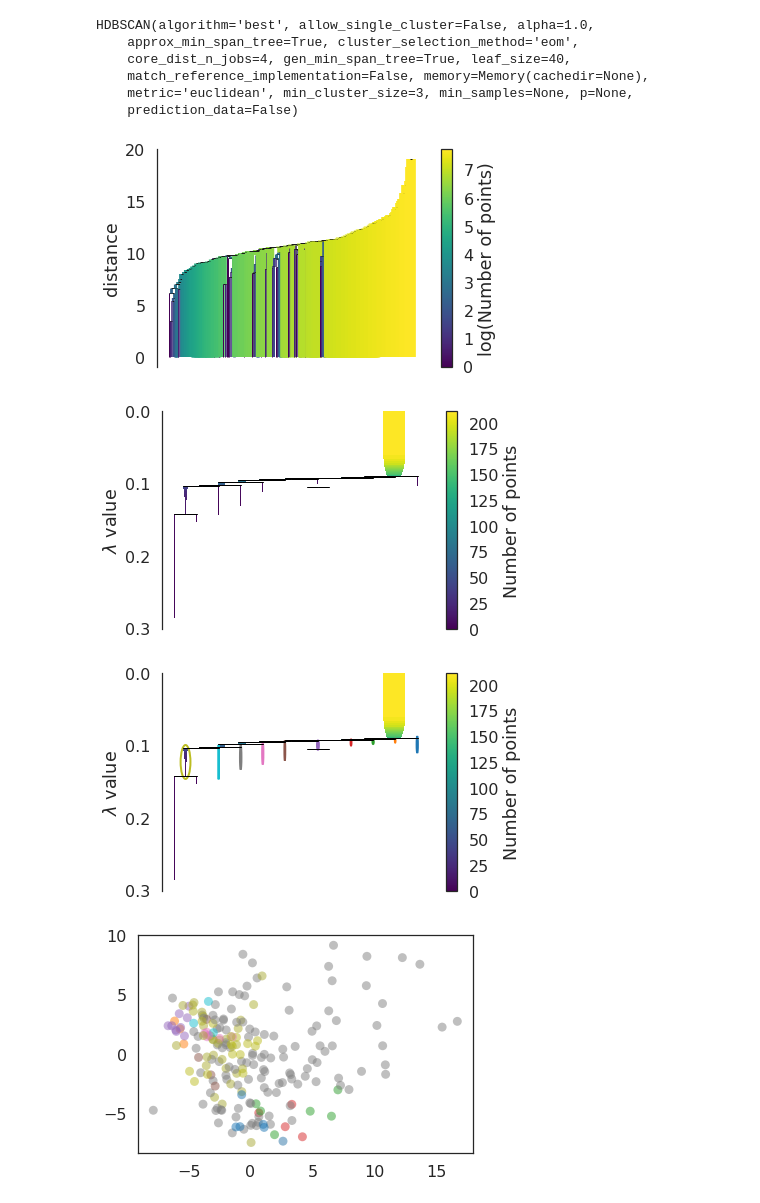
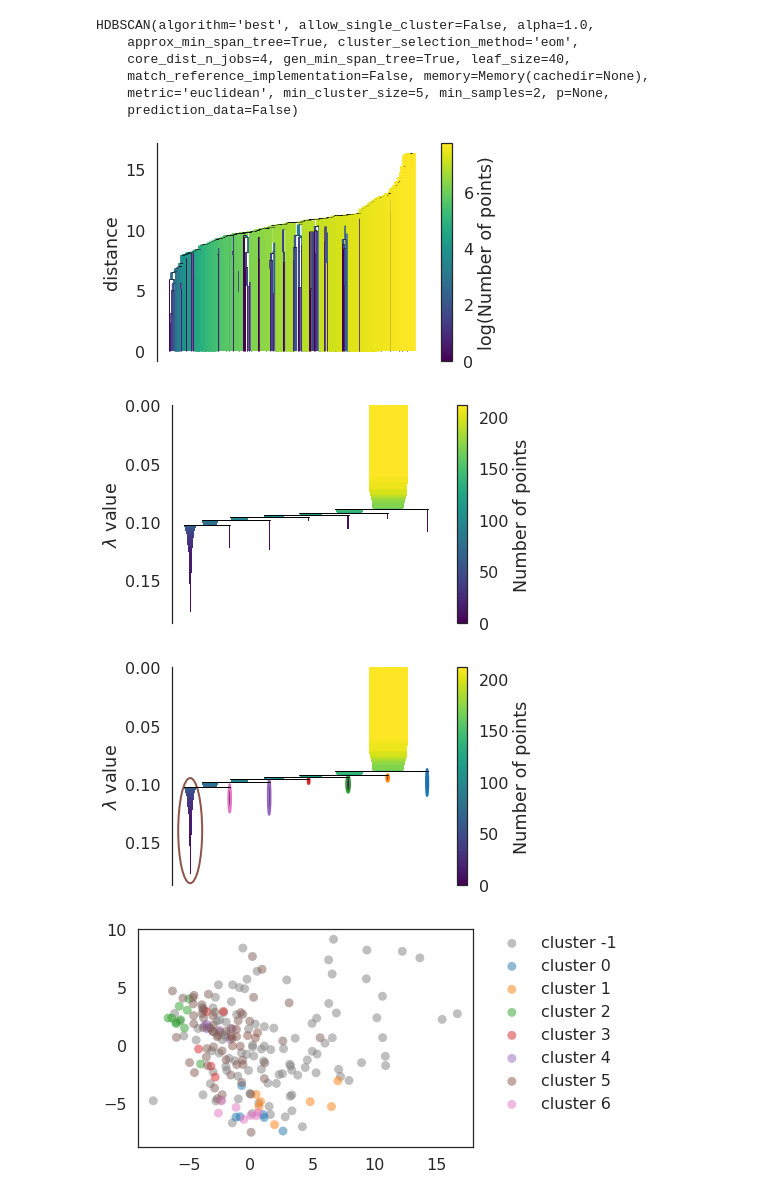
Before and after one commit to ScottishFold007/recsys_telenor, a Jupyter notebook: data_analysis/HDBSCAN.ipynb, the cells around one changed output. Drawn from its saved outputs; the diff is of its cells as text; code cells hidden in the pictures.

Commit message:
hdbscan plots

```diff
--- a/data_analysis/HDBSCAN.ipynb
+++ b/data_analysis/HDBSCAN.ipynb
@@ -14,7 +14,7 @@ embedding_size = 100
 embeddings = pd.read_csv('word2vec_preprocessed_embeddings/embedding_%d.csv' % embedding_size, sep='\t', header=None, dtype=float)
 labels = pd.read_csv('word2vec_preprocessed_embeddings/labels_%d.csv' % embedding_size, sep='\t', header=None, dtype=str, names=['action_label'])
 # %%
-clusterer = hdbscan.HDBSCAN(min_cluster_size=3, gen_min_span_tree=True)
+clusterer = hdbscan.HDBSCAN(min_cluster_size=5,min_samples=2 ,gen_min_span_tree=True)
 # %%
 clusterer.fit(embeddings)
 # %% [output]
@@ -22,40 +22,46 @@ HDBSCAN(algorithm='best', allow_single_cluster=False, alpha=1.0,
     approx_min_span_tree=True, cluster_selection_method='eom',
     core_dist_n_jobs=4, gen_min_span_tree=True, leaf_size=40,
     match_reference_implementation=False, memory=Memory(cachedir=None),
-    metric='euclidean', min_cluster_size=3, min_samples=None, p=None,
+    metric='euclidean', min_cluster_size=5, min_samples=2, p=None,
     prediction_data=False)
 # %%
 clusterer.single_linkage_tree_.plot(cmap='viridis', colorbar=True)
 plt.show()
 # %% [output]
-[figure, old version]
+[figure, new version]
 # %%
 clusterer.condensed_tree_.plot()
 plt.show()
 # %% [output]
-[figure, old version]
+[figure, new version]
 # %%
 clusterer.condensed_tree_.plot(select_clusters=True, selection_palette=sns.color_palette())
 plt.show()
 # %% [output]
-[figure, old version]
+[figure, new version]
 # %%
 def plot_clusters(df):
+    plt.subplots()
     palette = sns.color_palette()
     cluster_colors = [sns.desaturate(palette[col], sat)
                       if col >= 0 else (0.5, 0.5, 0.5) for col, sat in
                       zip(clusterer.labels_, clusterer.probabilities_)]
-    plt.scatter(df['x'], df['y'], c=cluster_colors, **plot_kwds)
+    #color_set = set([sns.desaturate(palette[col], 1) if col >= 0 else (0.5, 0.5, 0.5) for col in clusterer.labels_])
+    df['color'] = cluster_colors
+    df['label'] = clusterer.labels_
+    for i, group in df.groupby('label'):
+        plt.scatter(group['x'], group['y'], c=group['color'], label='cluster %d' % i, **plot_kwds)
+    plt.legend(bbox_to_anchor=(1.05, 1), loc=2, borderaxespad=0.)
     plt.show()
 # %%
 from sklearn.decomposition import PCA
 
 pca = PCA(n_components=2)
 pc = pca.fit_transform(embeddings)
 pc = pd.DataFrame(data = pc, columns = ['x', 'y'])
-plot_clusters(df)
+plot_clusters(pc)
 # %% [output]
-[figure, old version]
+[figure, new version]
 # %%
 from sklearn.manifold import TSNE
 
```
Also changed, not shown: parts of 4 cells of this notebook, 4 other files.
